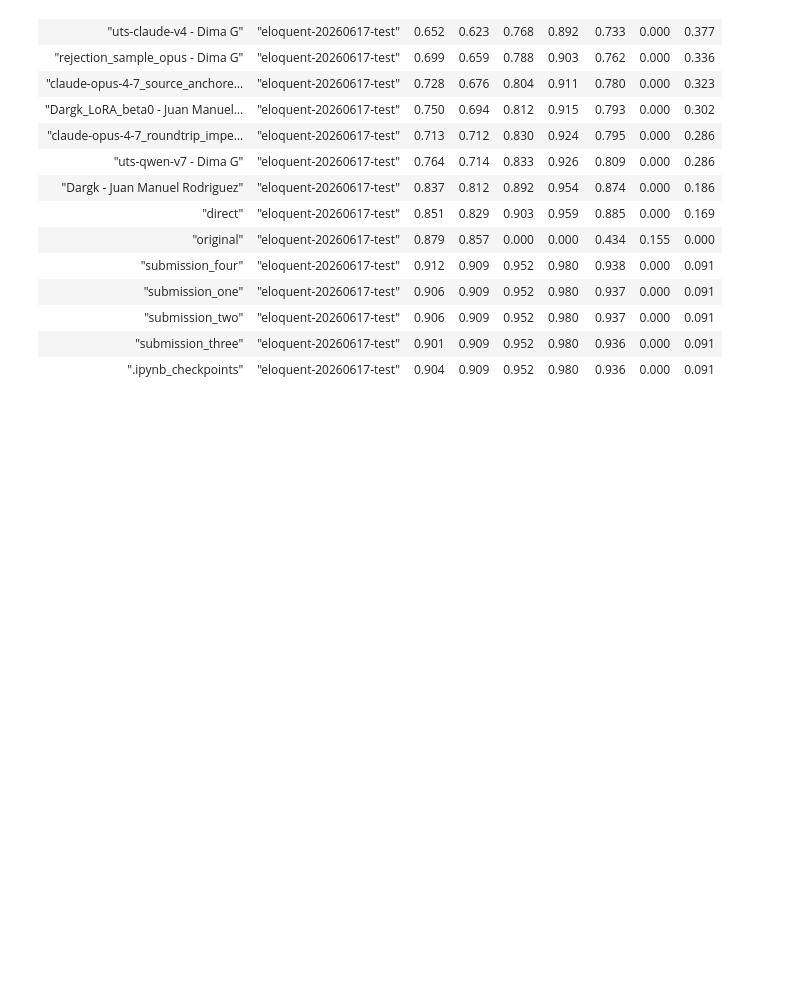
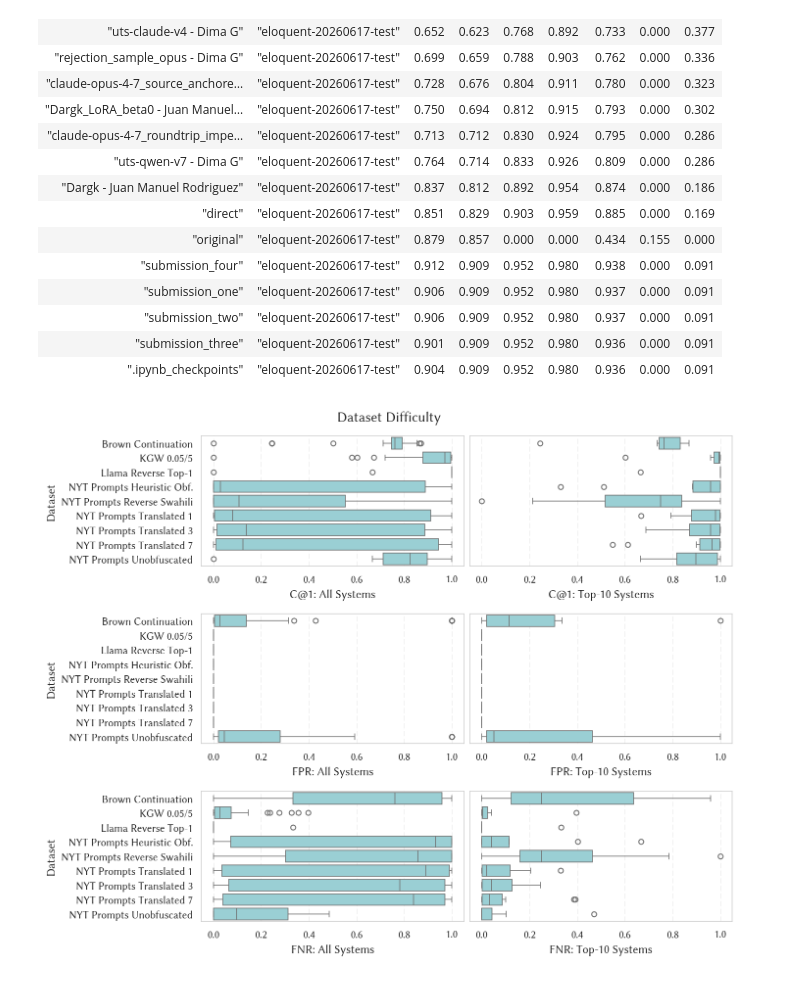
Before and after one commit to pan-webis-de/pan26-generative-ai-authorship-verification, a Jupyter notebook: notebooks/task-eval.ipynb, the cells around one changed output. Cells and saved outputs as stored; diff of their text form; code cells hidden in the pictures; blank space fills up the shorter version.

```diff
--- a/notebooks/task-eval.ipynb
+++ b/notebooks/task-eval.ipynb
@@ -563,34 +563,36 @@ _plt_dataset_difficulty(axs.flat[0],
 _plt_dataset_difficulty(axs.flat[1],
                         results_per_source_top10,
                         'c@1',
-                        'C@1: All Systems',
+                        'C@1: Top-10 Systems',
                         order)
 
 _plt_dataset_difficulty(axs.flat[2],
                         results_per_source,
                         'fpr',
                         'FPR: All Systems',
                         order)
 
 _plt_dataset_difficulty(axs.flat[3],
                         results_per_source_top10,
                         'fpr',
-                        'FPR: All Systems',
+                        'FPR: Top-10 Systems',
                         order)
 
 _plt_dataset_difficulty(axs.flat[4],
                         results_per_source,
                         'fnr',
                         'FNR: All Systems',
                         order)
 
 _plt_dataset_difficulty(axs.flat[5],
                         results_per_source_top10,
                         'fnr',
-                        'FNR: All Systems',
+                        'FNR: Top-10 Systems',
                         order)
 
 plt.suptitle('Dataset Difficulty', y=.999)
 plt.tight_layout(pad=.5, h_pad=1.1)
 # plt.savefig(OUT_DIR / 'pan_dataset_difficulty.pdf')
 plt.show()
+# %% [output]
+[figure, added]
```
